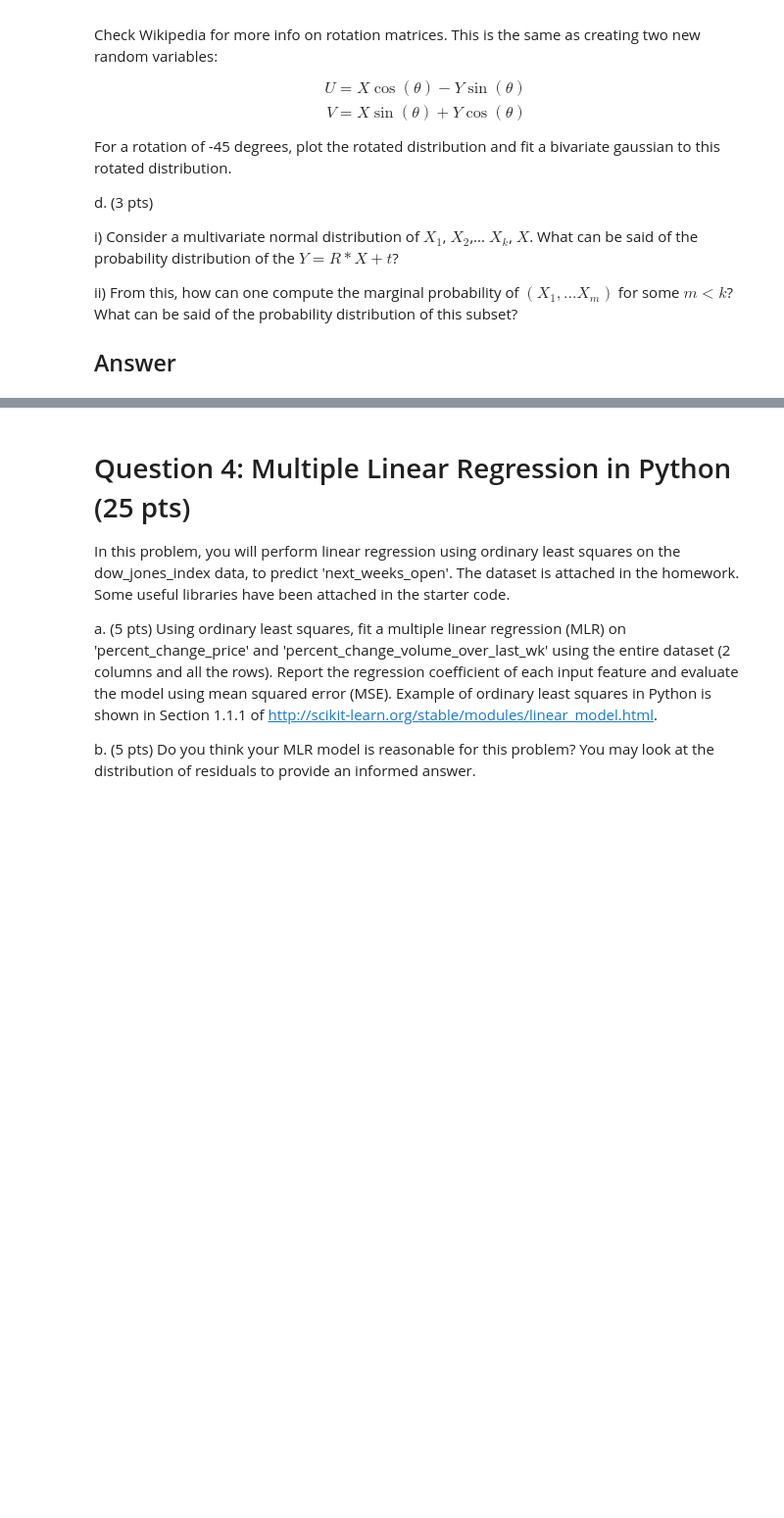
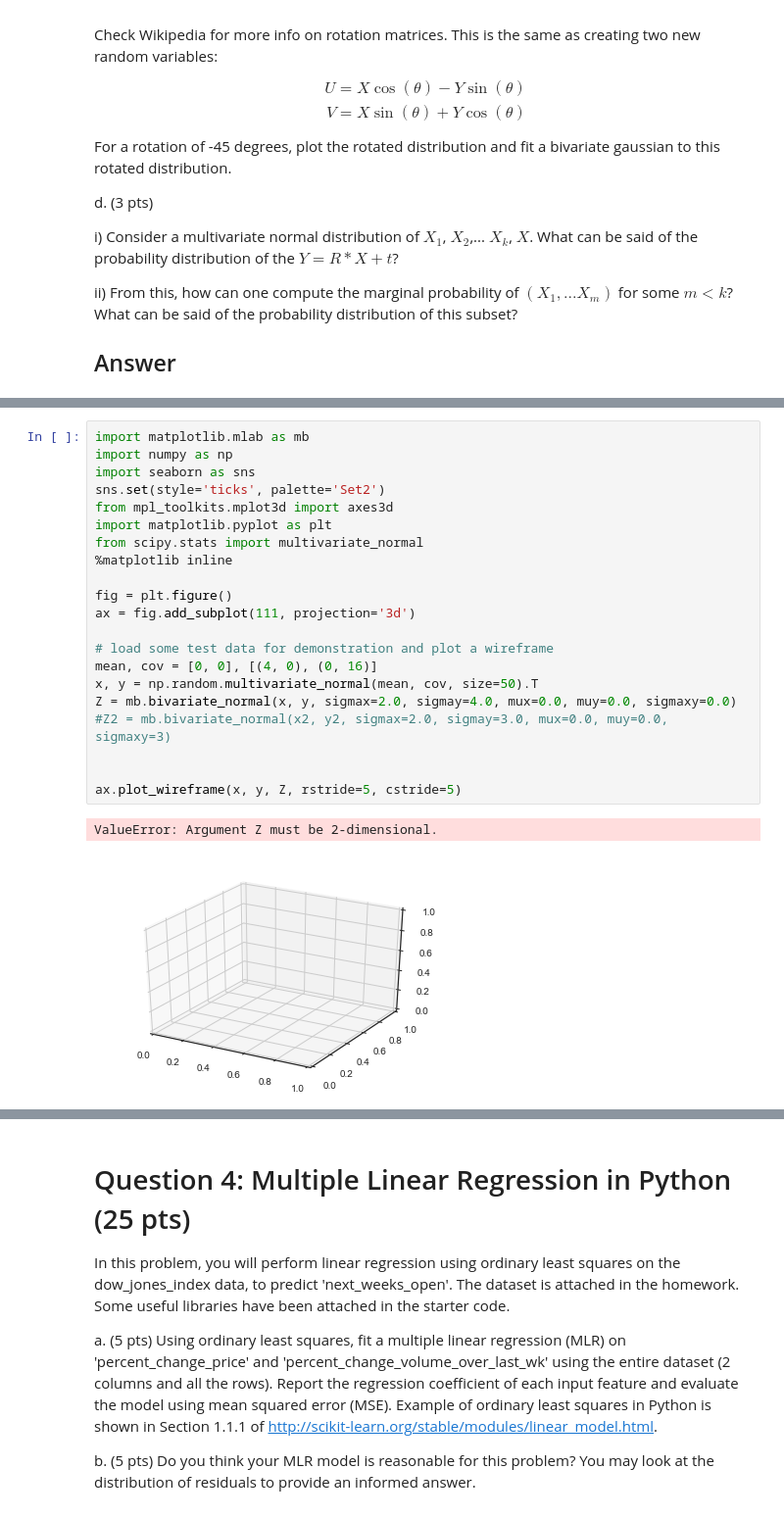
Before and after one commit to alexedinburgh/Data-Mining, a Jupyter notebook: HW1/HW1.ipynb, the cells around one changed output, grey strips where cells are left out. Shown at 98% size. Drawn from its saved outputs; the diff is of its cells as text; blank space fills up the shorter version.

```diff
--- a/HW1/HW1.ipynb
+++ b/HW1/HW1.ipynb
@@ -64,0 +96,24 @@ from scipy.stats import multivariate_normal
+# %%
+import matplotlib.mlab as mb
+import numpy as np
+import seaborn as sns
+sns.set(style='ticks', palette='Set2')
+from mpl_toolkits.mplot3d import axes3d
+import matplotlib.pyplot as plt
+from scipy.stats import multivariate_normal
+%matplotlib inline
+
+fig = plt.figure()
+ax = fig.add_subplot(111, projection='3d')
+
+# load some test data for demonstration and plot a wireframe
+mean, cov = [0, 0], [(4, 0), (0, 16)]
+x, y = np.random.multivariate_normal(mean, cov, size=50).T
+Z = mb.bivariate_normal(x, y, sigmax=2.0, sigmay=4.0, mux=0.0, muy=0.0, sigmaxy=0.0)
+#Z2 = mb.bivariate_normal(x2, y2, sigmax=2.0, sigmay=3.0, mux=0.0, muy=0.0, sigmaxy=3)
+
+
+ax.plot_wireframe(x, y, Z, rstride=5, cstride=5)
+# %% [output]
+ValueError: Argument Z must be 2-dimensional.
+[figure, added]
```
Also changed, not shown: parts of 6 cells of this notebook, 1 other file.
